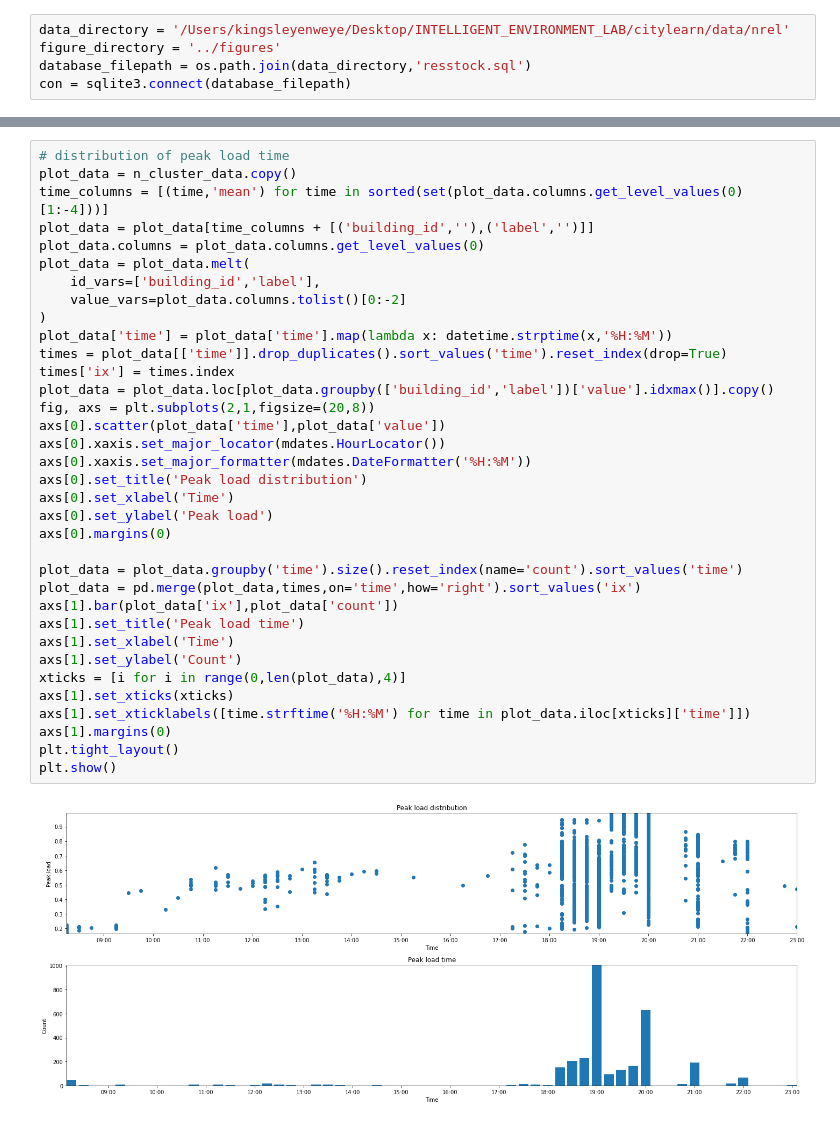
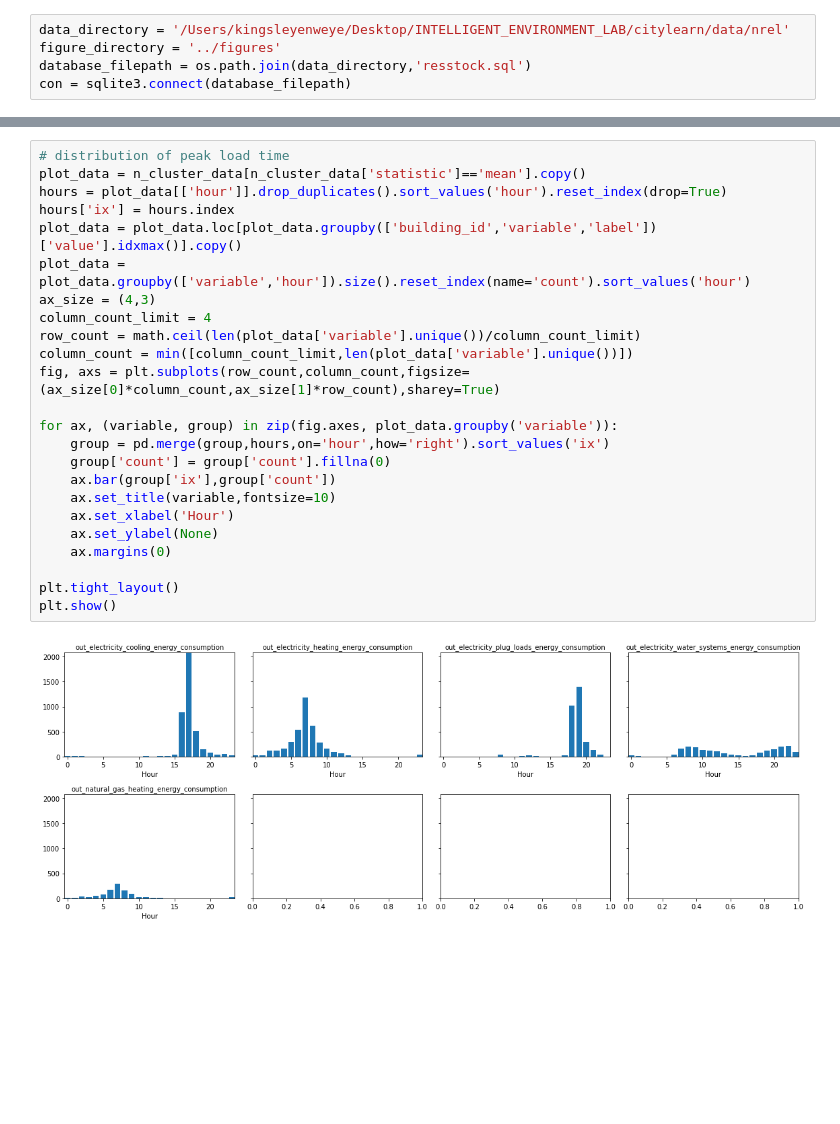
Before and after one commit to zbitouzakaria/CityLearn, a Jupyter notebook: nrel/citylearn_eulpubs/analysis.ipynb, the cells around one changed output, grey strips where cells are left out. Drawn from its saved outputs; the diff is of its cells as text; blank space fills up the shorter version.

```diff
--- a/nrel/citylearn_eulpubs/analysis.ipynb
+++ b/nrel/citylearn_eulpubs/analysis.ipynb
@@ -109,39 +224,28 @@ plt.show()
-# %%
-# distribution of peak load time
-plot_data = n_cluster_data.copy()
-time_columns = [(time,'mean') for time in sorted(set(plot_data.columns.get_level_values(0)[1:-4]))]
-plot_data = plot_data[time_columns + [('building_id',''),('label','')]]
-plot_data.columns = plot_data.columns.get_level_values(0)
-plot_data = plot_data.melt(
-    id_vars=['building_id','label'],
-    value_vars=plot_data.columns.tolist()[0:-2]
-)
-plot_data['time'] = plot_data['time'].map(lambda x: datetime.strptime(x,'%H:%M'))
-times = plot_data[['time']].drop_duplicates().sort_values('time').reset_index(drop=True)
-times['ix'] = times.index
-plot_data = plot_data.loc[plot_data.groupby(['building_id','label'])['value'].idxmax()].copy()
-fig, axs = plt.subplots(2,1,figsize=(20,8))
-axs[0].scatter(plot_data['time'],plot_data['value'])
-axs[0].xaxis.set_major_locator(mdates.HourLocator())
-axs[0].xaxis.set_major_formatter(mdates.DateFormatter('%H:%M'))
-axs[0].set_title('Peak load distribution')
-axs[0].set_xlabel('Time')
-axs[0].set_ylabel('Peak load')
-axs[0].margins(0)
-
-plot_data = plot_data.groupby('time').size().reset_index(name='count').sort_values('time')
-plot_data = pd.merge(plot_data,times,on='time',how='right').sort_values('ix')
-axs[1].bar(plot_data['ix'],plot_data['count'])
-axs[1].set_title('Peak load time')
-axs[1].set_xlabel('Time')
-axs[1].set_ylabel('Count')
-xticks = [i for i in range(0,len(plot_data),4)]
-axs[1].set_xticks(xticks)
-axs[1].set_xticklabels([time.strftime('%H:%M') for time in plot_data.iloc[xticks]['time']])
-axs[1].margins(0)
-plt.tight_layout()
-plt.show()
-# %% [output]
-[figure, removed]
+# %%
+# distribution of peak load time
+plot_data = n_cluster_data[n_cluster_data['statistic']=='mean'].copy()
+hours = plot_data[['hour']].drop_duplicates().sort_values('hour').reset_index(drop=True)
+hours['ix'] = hours.index
+plot_data = plot_data.loc[plot_data.groupby(['building_id','variable','label'])['value'].idxmax()].copy()
+plot_data = plot_data.groupby(['variable','hour']).size().reset_index(name='count').sort_values('hour')
+ax_size = (4,3)
+column_count_limit = 4
+row_count = math.ceil(len(plot_data['variable'].unique())/column_count_limit)
+column_count = min([column_count_limit,len(plot_data['variable'].unique())])
+fig, axs = plt.subplots(row_count,column_count,figsize=(ax_size[0]*column_count,ax_size[1]*row_count),sharey=True)
+
+for ax, (variable, group) in zip(fig.axes, plot_data.groupby('variable')):
+    group = pd.merge(group,hours,on='hour',how='right').sort_values('ix')
+    group['count'] = group['count'].fillna(0)
+    ax.bar(group['ix'],group['count'])
+    ax.set_title(variable,fontsize=10)
+    ax.set_xlabel('Hour')
+    ax.set_ylabel(None)
+    ax.margins(0)
+
+plt.tight_layout()
+plt.show()
+# %% [output]
+[figure, added]
 # %%
 # centroid
```
Also changed, not shown: parts of 11 cells of this notebook, 8 other files.
